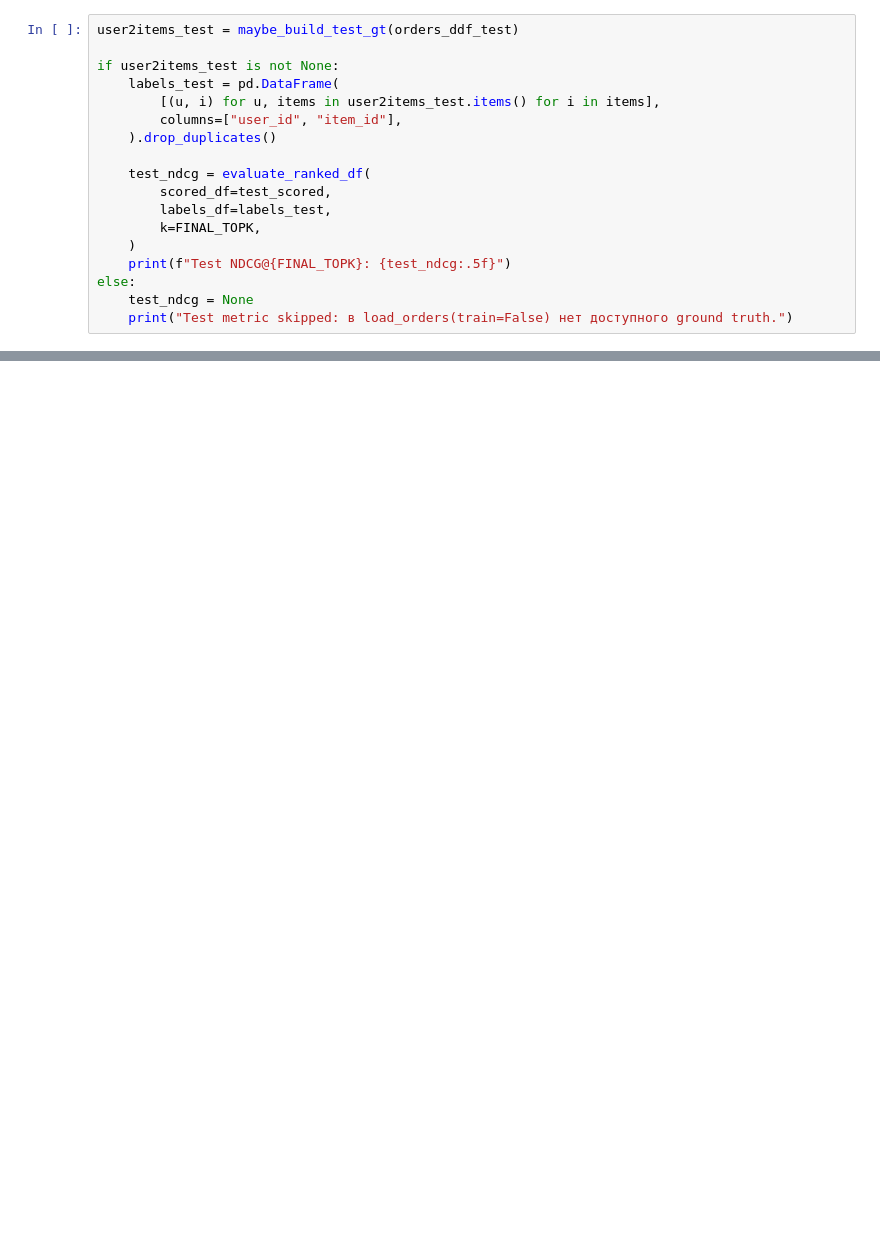
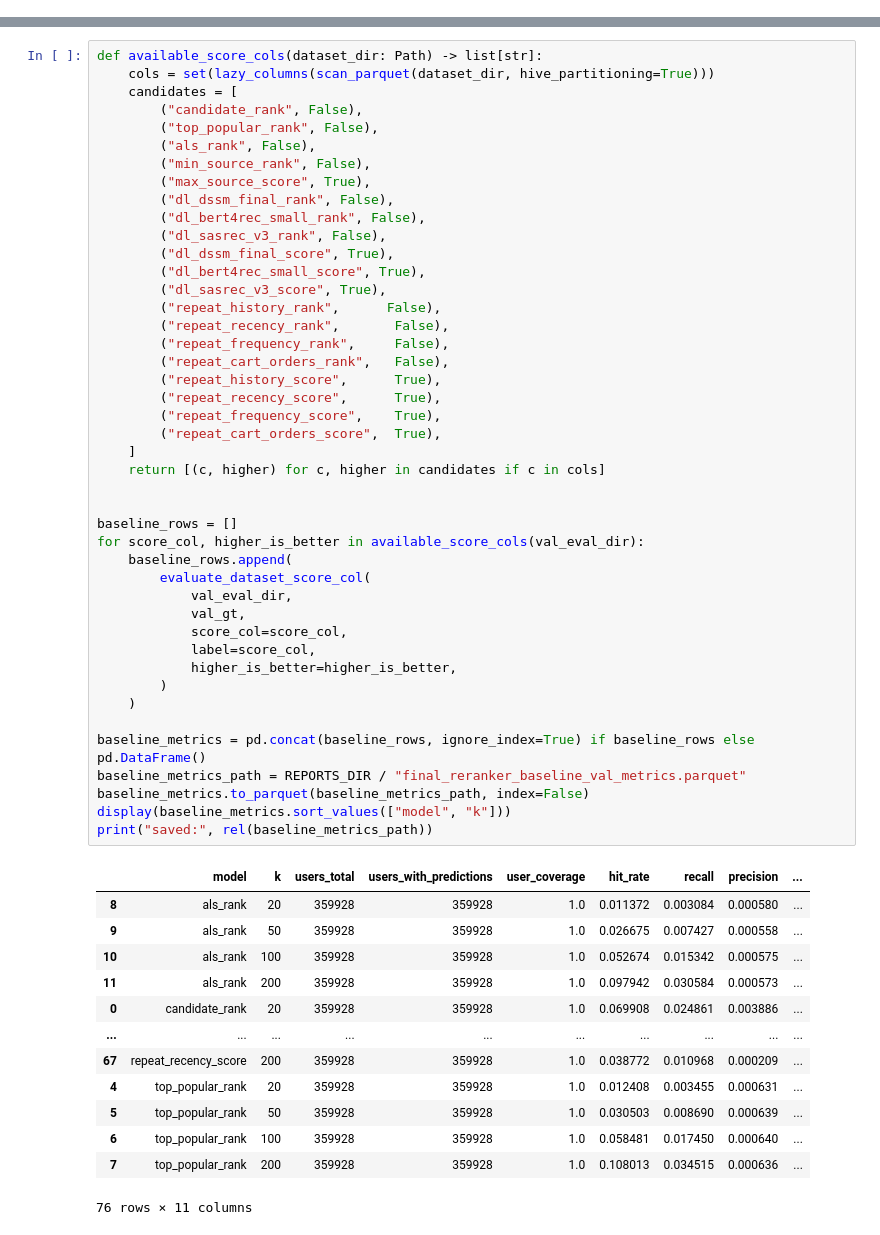
Before and after one commit to Denis-R-V/Ozon_RecSys, a Jupyter notebook: notebooks/5_reranker.ipynb, the cells around one changed output, grey strips where cells are left out. Drawn from its saved outputs; the diff is of its cells as text; blank space fills up the shorter version.

Commit message:
uodate reranker

```diff
--- a/notebooks/5_reranker.ipynb
+++ b/notebooks/5_reranker.ipynb
@@ -1216,18 +0,0 @@ Scored test rows: 34,675,900
-# %%
-user2items_test = maybe_build_test_gt(orders_ddf_test)
-
-if user2items_test is not None:
-    labels_test = pd.DataFrame(
-        [(u, i) for u, items in user2items_test.items() for i in items],
-        columns=["user_id", "item_id"],
-    ).drop_duplicates()
-
-    test_ndcg = evaluate_ranked_df(
-        scored_df=test_scored,
-        labels_df=labels_test,
-        k=FINAL_TOPK,
-    )
-    print(f"Test NDCG@{FINAL_TOPK}: {test_ndcg:.5f}")
-else:
-    test_ndcg = None
-    print("Test metric skipped: в load_orders(train=False) нет доступного ground truth.")
@@ -1306,0 +1910,58 @@ print(metrics)
+# %%
+def available_score_cols(dataset_dir: Path) -> list[str]:
+    cols = set(lazy_columns(scan_parquet(dataset_dir, hive_partitioning=True)))
+    candidates = [
+        ("candidate_rank", False),
+        ("top_popular_rank", False),
+        ("als_rank", False),
+        ("min_source_rank", False),
+        ("max_source_score", True),
+        ("dl_dssm_final_rank", False),
+        ("dl_bert4rec_small_rank", False),
+        ("dl_sasrec_v3_rank", False),
+        ("dl_dssm_final_score", True),
+        ("dl_bert4rec_small_score", True),
+        ("dl_sasrec_v3_score", True),
+        ("repeat_history_rank",      False),
+        ("repeat_recency_rank",       False),
+        ("repeat_frequency_rank",     False),
+        ("repeat_cart_orders_rank",   False),
+        ("repeat_history_score",      True),
+        ("repeat_recency_score",      True),
+        ("repeat_frequency_score",    True),
+        ("repeat_cart_orders_score",  True),
+    ]
+    return [(c, higher) for c, higher in candidates if c in cols]
+
+
+baseline_rows = []
+for score_col, higher_is_better in available_score_cols(val_eval_dir):
+    baseline_rows.append(
+        evaluate_dataset_score_col(
+            val_eval_dir,
+            val_gt,
+            score_col=score_col,
+            label=score_col,
+            higher_is_better=higher_is_better,
+        )
+    )
+
+baseline_metrics = pd.concat(baseline_rows, ignore_index=True) if baseline_rows else pd.DataFrame()
+baseline_metrics_path = REPORTS_DIR / "final_reranker_baseline_val_metrics.parquet"
+baseline_metrics.to_parquet(baseline_metrics_path, index=False)
+display(baseline_metrics.sort_values(["model", "k"]))
+print("saved:", rel(baseline_metrics_path))
+# %% [output]
+|  | model | k | users_total | users_with_predictions | user_coverage | hit_rate | recall | precision | ... |
+| 8 | als_rank | 20 | 359928 | 359928 | 1.0 | 0.011372 | 0.003084 | 0.000580 | ... |
+| 9 | als_rank | 50 | 359928 | 359928 | 1.0 | 0.026675 | 0.007427 | 0.000558 | ... |
+| 10 | als_rank | 100 | 359928 | 359928 | 1.0 | 0.052674 | 0.015342 | 0.000575 | ... |
+| 11 | als_rank | 200 | 359928 | 359928 | 1.0 | 0.097942 | 0.030584 | 0.000573 | ... |
+| 0 | candidate_rank | 20 | 359928 | 359928 | 1.0 | 0.069908 | 0.024861 | 0.003886 | ... |
+| ... | ... | ... | ... | ... | ... | ... | ... | ... | ... |
+| 67 | repeat_recency_score | 200 | 359928 | 359928 | 1.0 | 0.038772 | 0.010968 | 0.000209 | ... |
+| 4 | top_popular_rank | 20 | 359928 | 359928 | 1.0 | 0.012408 | 0.003455 | 0.000631 | ... |
+| 5 | top_popular_rank | 50 | 359928 | 359928 | 1.0 | 0.030503 | 0.008690 | 0.000639 | ... |
+| 6 | top_popular_rank | 100 | 359928 | 359928 | 1.0 | 0.058481 | 0.017450 | 0.000640 | ... |
+| 7 | top_popular_rank | 200 | 359928 | 359928 | 1.0 | 0.108013 | 0.034515 | 0.000636 | ... |
+76 rows × 11 columns
```
Also changed, not shown: parts of 68 cells of this notebook, 4 other files.
